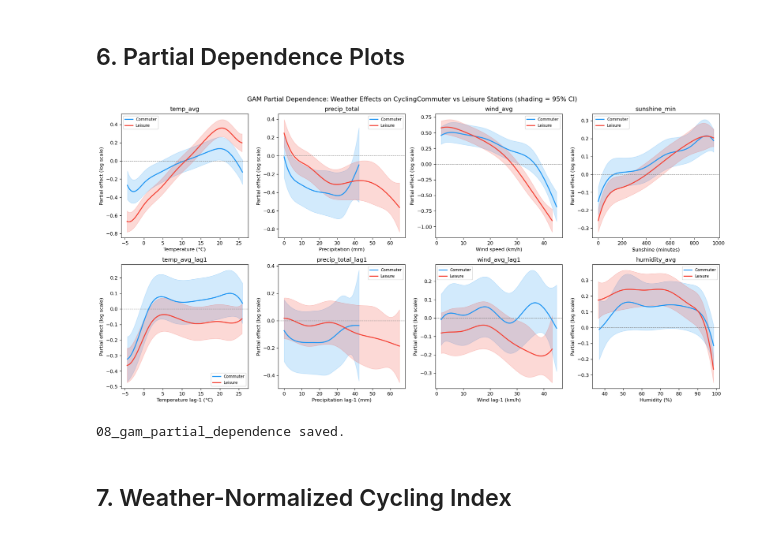
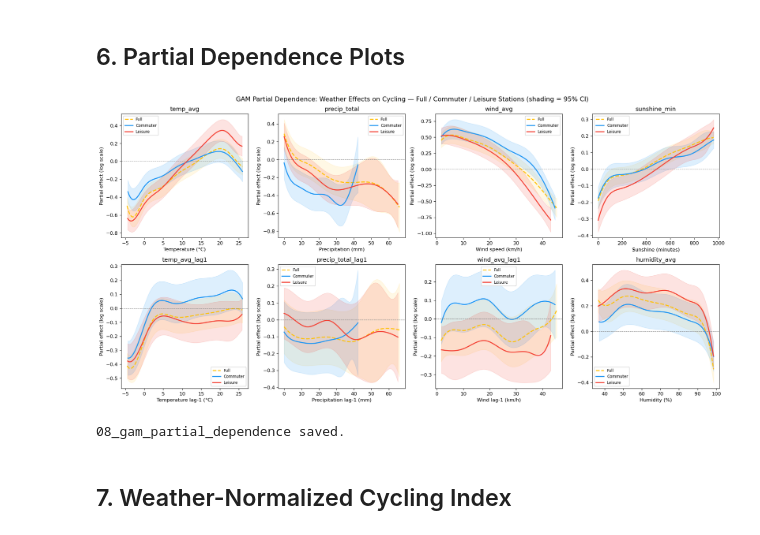
Before and after one commit to Queena34/mda-cycling-weather-group6, a Jupyter notebook: notebooks/08_gam_model.ipynb, the cells around one changed output. Drawn from its saved outputs; the diff is of its cells as text; code cells hidden in the pictures.

```diff
--- a/notebooks/08_gam_model.ipynb
+++ b/notebooks/08_gam_model.ipynb
@@ -243,8 +185,6 @@ event_dates = [
     # Kampenhout — Super 8 Classic annual race (site 70)
     (70,  '2023-09-16'),
     (70,  '2024-09-21'),
-    (70,  '2025-09-20'),
-    (70,  '2025-09-21'),
     # Asse teller 1 — recurring July events (site 85)
     (85,  '2024-07-07'),
     (85,  '2024-07-21'),
@@ -305,9 +245,10 @@ train = panel_good[panel_good["date"].dt.year.isin([2023, 2024])].copy()
 test  = panel_good[panel_good["date"].dt.year == 2025].copy()
 
 # ── station-level log-mean offset (train only, to avoid data leakage) ─
+# mean(log1p(y)) per site: within-centering in log space, consistent with y_adj = log1p(y) - offset
 site_log_mean = (
     train.groupby('site ID')['aantal']
-    .apply(lambda x: np.log1p(x.mean()))
+    .apply(lambda x: np.log1p(x).mean())
     .reset_index()
     .rename(columns={'aantal': 'site_offset'})
 )
@@ -348,9 +289,9 @@ ALL_FEATURES = [
     "temp_avg", "precip_total", "wind_avg",
     "sunshine_min", "humidity_avg",
     "temp_avg_lag1", "precip_total_lag1", "wind_avg_lag1",
-    "dayofweek",
+    "dayofweek",          # 8 — f(dayofweek) already encodes weekend vs weekday, is_weekend removed
     "month",
-    "is_weekend", "is_public_holiday", "is_school_holiday", "is_event_day",
+    "is_public_holiday", "is_school_holiday", "is_event_day",
 ]
 
 print(f"Features ({len(ALL_FEATURES)}): {ALL_FEATURES}")
@@ -492,12 +439,17 @@ with warnings.catch_warnings():
         s(0, n_splines=10) + s(1, n_splines=8) + s(2, n_splines=8) +
         s(3, n_splines=8)  + s(4, n_splines=8) + s(5, n_splines=8) +
         s(6, n_splines=8)  + s(7, n_splines=8) + f(8) +
-        s(9, n_splines=8)  + l(10) + l(11) + l(12) + l(13),
+        f(9)               + l(10) + l(11) + l(12),
         max_iter=200
     )
-    gam_commuter.fit(X_train_cs, y_train_c_adj)
+    gam_commuter.gridsearch(X_train_cs, y_train_c_adj, lam=np.logspace(-3, 3, 11))
 
-y_pred_c = predict_original_scale(gam_commuter, X_test_cs, test_c, ALL_FEATURES)
+print(f"Selected lam: {[round(float(l[0]), 4) for l in gam_commuter.lam]}")
+
+y_pred_c_train = predict_original_scale(gam_commuter, X_train_cs, train_c, ALL_FEATURES)
+y_pred_c       = predict_original_scale(gam_commuter, X_test_cs,  test_c,  ALL_FEATURES)
+
 print("Commuter GAM:")
-mae_c, rmse_c, r2_c = evaluate(y_test_c_raw, y_pred_c, "Test")
+mae_c_train, rmse_c_train, r2_c_train = evaluate(y_train_c_raw, y_pred_c_train, "Train")
+mae_c,       rmse_c,       r2_c       = evaluate(y_test_c_raw,  y_pred_c,       "Test")
 # %% [output]
@@ -578,38 +570,50 @@ def inv_x(XX, term_idx, scaler_obj):
     dummy[:, term_idx] = XX[:, term_idx]
     return scaler_obj.inverse_transform(dummy)[:, term_idx]
 
+MONTH_IDX = ALL_FEATURES.index("month")  # index 9
+
 for term_idx, feat_name, xlabel, ax in weather_terms:
+    XX_f = gam_full.generate_X_grid(term=term_idx)
     XX_c = gam_commuter.generate_X_grid(term=term_idx)
     XX_l = gam_leisure.generate_X_grid(term=term_idx)
 
+    # generate_X_grid fills non-varied features with 0; fix month (factor, domain 1–12)
+    XX_f[:, MONTH_IDX] = 6
+    XX_c[:, MONTH_IDX] = 6
+    XX_l[:, MONTH_IDX] = 6
+
+    pdep_f, confi_f = gam_full.partial_dependence(term=term_idx, X=XX_f, width=0.95)
     pdep_c, confi_c = gam_commuter.partial_dependence(term=term_idx, X=XX_c, width=0.95)
     pdep_l, confi_l = gam_leisure.partial_dependence(term=term_idx, X=XX_l, width=0.95)
 
     # Convert scaled grid values back to original units for x-axis display
+    x_f = inv_x(XX_f, term_idx, scaler)
     x_c = inv_x(XX_c, term_idx, scaler_c)
     x_l = inv_x(XX_l, term_idx, scaler_l)
 
+    ax.plot(x_f, pdep_f, color=COLORS["mixed"],    linewidth=2, linestyle="--", label="Full")
+    ax.fill_between(x_f, confi_f[:, 0], confi_f[:, 1], alpha=0.10, color=COLORS["mixed"])
     ax.plot(x_c, pdep_c, color=COLORS["commuter"], linewidth=2, label="Commuter")
-    ax.fill_between(x_c, confi_c[:, 0], confi_c[:, 1], alpha=0.2, color=COLORS["commuter"])
+    ax.fill_between(x_c, confi_c[:, 0], confi_c[:, 1], alpha=0.15, color=COLORS["commuter"])
     ax.plot(x_l, pdep_l, color=COLORS["leisure"],  linewidth=2, label="Leisure")
-    ax.fill_between(x_l, confi_l[:, 0], confi_l[:, 1], alpha=0.2, color=COLORS["leisure"])
+    ax.fill_between(x_l, confi_l[:, 0], confi_l[:, 1], alpha=0.15, color=COLORS["leisure"])
 
     ax.axhline(0, color="gray", linestyle="--", linewidth=0.8)
     ax.set_xlabel(xlabel)
     ax.set_ylabel("Partial effect (log scale)")
     ax.set_title(feat_name)
     ax.legend(fontsize=8)
 
 fig.suptitle(
-    "GAM Partial Dependence: Weather Effects on Cycling"
-    "Commuter vs Leisure Stations (shading = 95% CI)",
+    "GAM Partial Dependence: Weather Effects on Cycling — "
+    "Full / Commuter / Leisure Stations (shading = 95% CI)",
     fontsize=13)
 fig.tight_layout()
 fig.savefig(FIGS / "08_gam_partial_dependence.png", dpi=150)
 plt.show()
 print("08_gam_partial_dependence saved.")
 # %% [output]
-[figure, old version]
+[figure, new version]
 08_gam_partial_dependence saved.
 # %% [markdown]
 ## 7. Weather-Normalized Cycling Index
```
Also changed, not shown: parts of 15 cells of this notebook, 11 other files.
